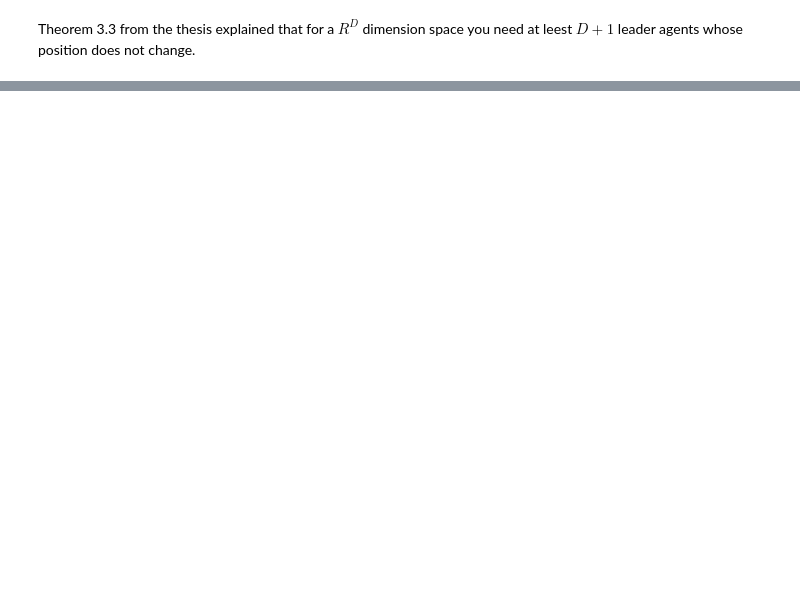
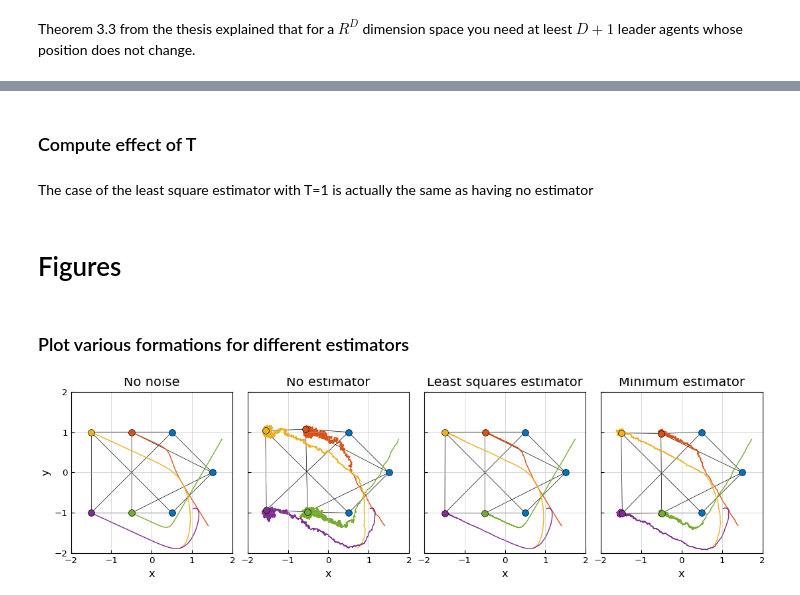
Before and after one commit to wilbertras/drone_swarms, a Jupyter notebook: main.ipynb, the cells around one changed output, grey strips where cells are left out. Drawn from its saved outputs; the diff is of its cells as text; code cells hidden in the pictures; blank space fills up the shorter version.

Commit message:
made plots nice and added the dependence on T

```diff
--- a/main.ipynb
+++ b/main.ipynb
@@ -2,6 +2,11 @@
 import scipy.io
 import numpy as np
 import matplotlib.pyplot as plt
+from scipy.optimize import curve_fit
 from functions import plot_formation
+plt.style.use('matplotlibrc')
+import matplotlibcolors
+from matplotlib.lines import Line2D
+colors = ['b', 'o', 'y', 'p', 'g', 'lb', 'r']
 
 %matplotlib widget
@@ -111,9 +71,0 @@ max_error = formation_error('max')
-# %%
-fig, ax = plt.subplots()
-plot_error(mean_error, ax)
-plot_error(min_error, ax)
-plot_error(max_error, ax)
-ax.legend(['mean', 'min', 'max'])
-ax.set_xlabel('Iterations')
-ax.set_ylabel('Error')
-ax.legend()
@@ -122,0 +74,39 @@ ax.legend()
+# %%
+zs = [z_nonoise, z_none, z_mean, z_min]
+labels = ['Noiseless', 'No estimator', 'Least squares estimator', 'Minimum estimator']
+errors = []
+for i, z in enumerate(zs):
+    errors.append(np.sum(np.linalg.norm(z-z_star.reshape((N,D,1)), axis=1), axis=0))
+# %% [markdown]
+### Compute effect of T
+# %%
+Ts = [1, 10, 100, 1000]
+zs_Ts = []
+errors_Ts = []
+for T in Ts:
+    zs_Ts.append(formation(estimator='mean'))
+for i, z in enumerate(zs_Ts):
+    errors_Ts.append(np.sum(np.linalg.norm(z-z_star.reshape((N,D,1)), axis=1), axis=0))
+# %% [markdown]
+The case of the least square estimator with T=1 is actually the same as having no estimator
+# %% [markdown]
+# Figures
+# %% [markdown]
+### Plot various formations for different estimators
+# %%
+fig, axes = plt.subplot_mosaic('abcd', figsize=(11,3), constrained_layout=True, sharey=True, sharex=True)
+for i, ax_id in enumerate(axes):
+    ax = axes[ax_id]
+    ax.grid(True, which='major')
+    plot_formation(zs[i], ax)
+    axlim = [-2,2]
+    ax.set_xlim(axlim)
+    ax.set_ylim(axlim)
+    ax.set_xlabel('x')
+    ax.set_title(labels[i])
+    ax.set_aspect('equal')
+    ax.set_xticks(np.arange(axlim[0], axlim[1]+1, 1))
+    ax.set_yticks(np.arange(axlim[0], axlim[1]+1, 1))
+_ = axes['a'].set_ylabel('y')
+# %% [output]
+[figure, added]
```
Also changed, not shown: parts of 19 cells of this notebook, 9 other files.
